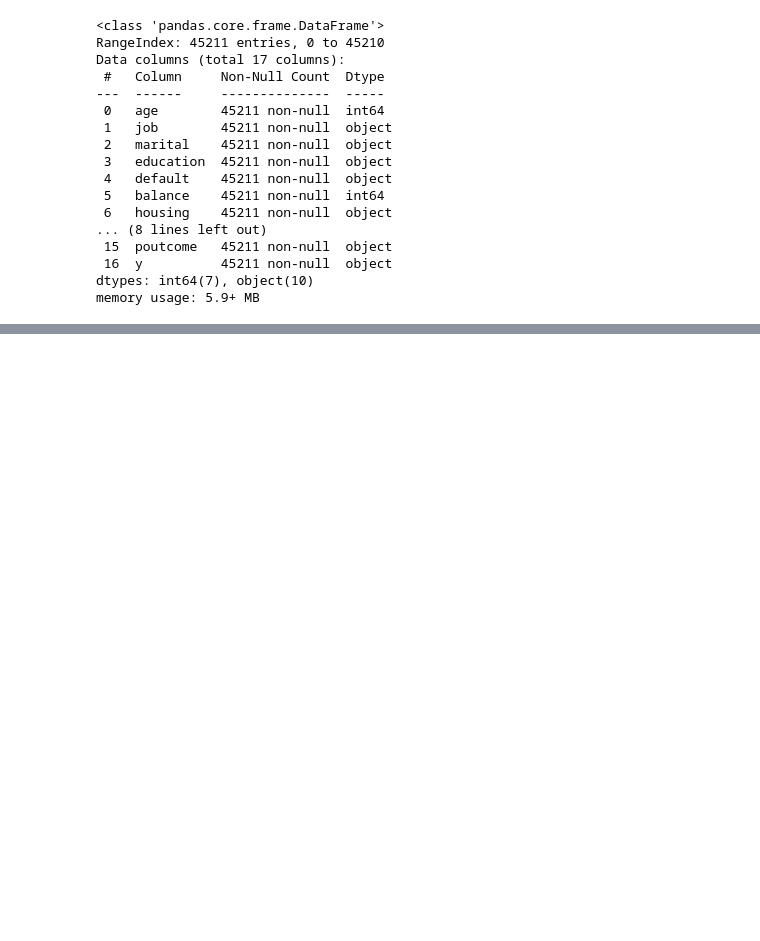
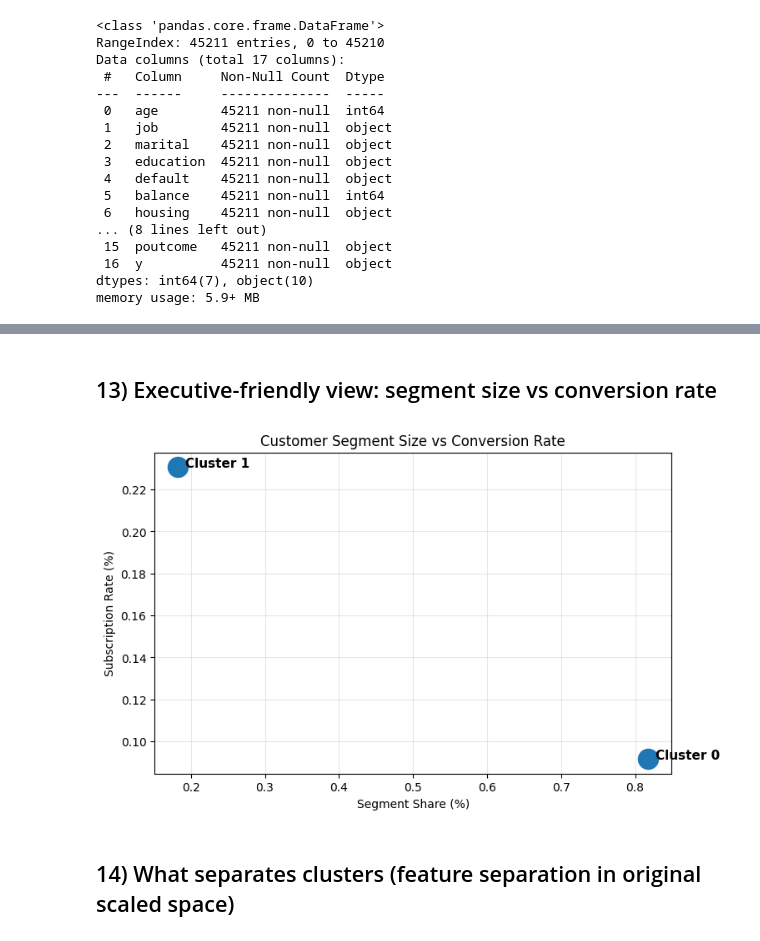
Before and after one commit to ManonoLinda/Customer-Segmentation-and-Marketing-Campaign-Optimisation, a Jupyter notebook: Project1.ipynb, the cells around one changed output, grey strips where cells are left out. Cells and saved outputs as stored; diff of their text form; code cells hidden in the pictures; blank space fills up the shorter version.

```diff
--- a/Project1.ipynb
+++ b/Project1.ipynb
@@ -529,0 +387,29 @@ plt.show()
+# %% [markdown]
+## 13) Executive-friendly view: segment size vs conversion rate
+# %%
+plt.figure(figsize=(8,5))
+
+plt.scatter(
+    plot_df["share"],
+    plot_df["yes_rate"],
+    s=300
+)
+
+for _, r in plot_df.iterrows():
+    plt.text(
+        r["share"]+0.01,
+        r["yes_rate"],
+        f"Cluster {int(r['Cluster'])}",
+        fontsize=11,
+        weight="bold"
+    )
+
+plt.title("Customer Segment Size vs Conversion Rate")
+plt.xlabel("Segment Share (%)")
+plt.ylabel("Subscription Rate (%)")
+plt.grid(alpha=0.3)
+plt.show()
+# %% [output]
+[figure, added]
+# %% [markdown]
+## 14) What separates clusters (feature separation in original scaled space)
```
Also changed, not shown: parts of 72 cells of this notebook.
